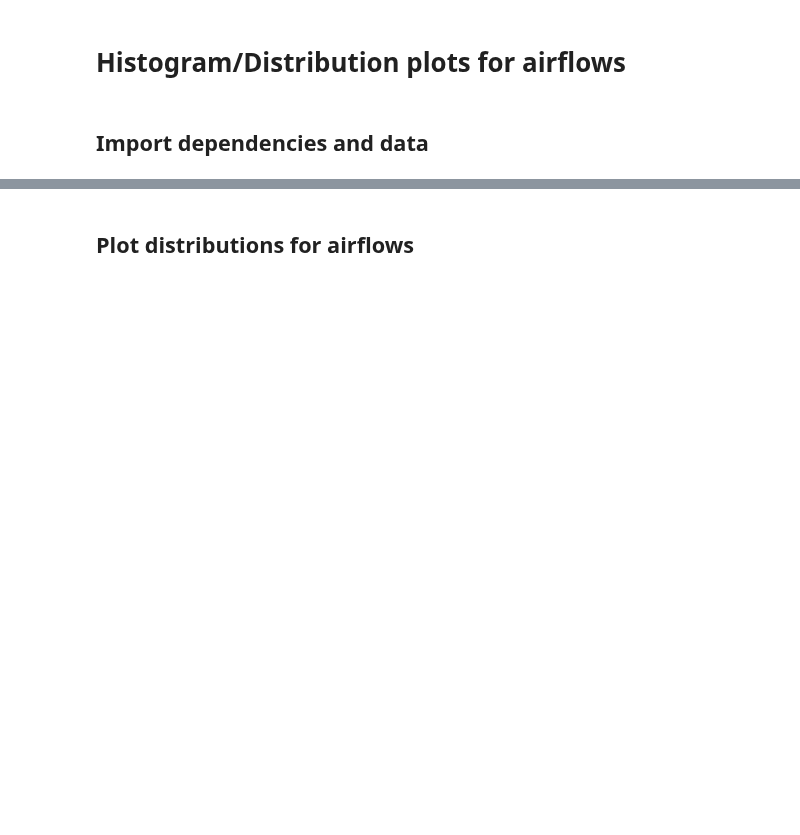
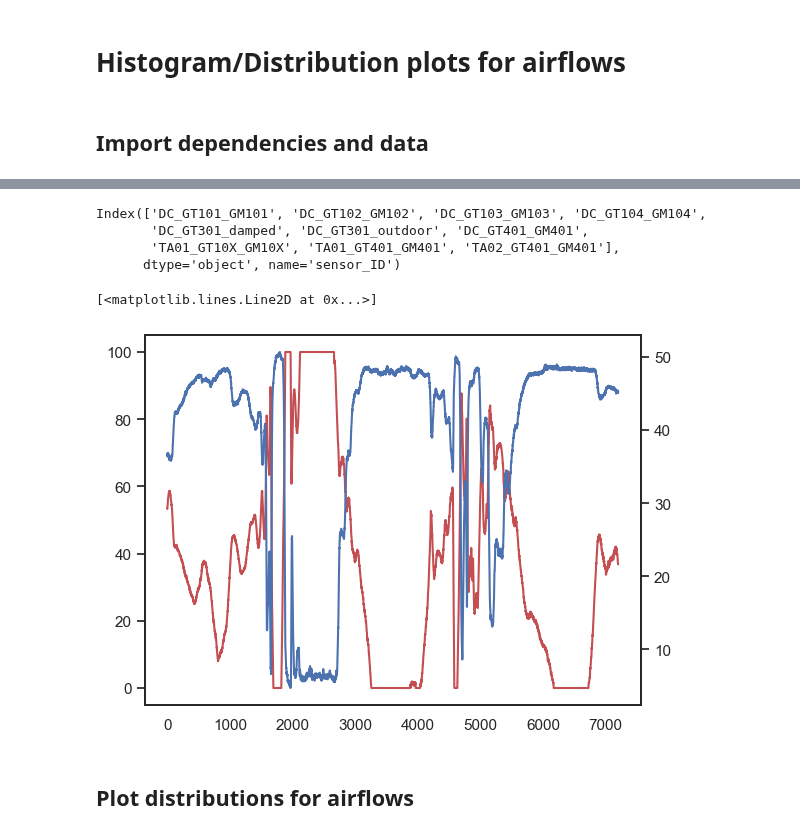
Before and after one commit to oStglnd/rise-gh, a Jupyter notebook: plotting/flow_states_plots.ipynb, the cells around one changed output, grey strips where cells are left out. Drawn from its saved outputs; the diff is of its cells as text; code cells hidden in the pictures; blank space fills up the shorter version.

```diff
--- a/plotting/flow_states_plots.ipynb
+++ b/plotting/flow_states_plots.ipynb
@@ -33,3 +51,25 @@ data.loc[:, ('time', 'date')] = pd.to_datetime(data.time.date)
+# %%
+data.temperatures.columns
+# %% [output]
+Index(['DC_GT101_GM101', 'DC_GT102_GM102', 'DC_GT103_GM103', 'DC_GT104_GM104',
+       'DC_GT301_damped', 'DC_GT301_outdoor', 'DC_GT401_GM401',
+       'TA01_GT10X_GM10X', 'TA01_GT401_GM401', 'TA02_GT401_GM401'],
+      dtype='object', name='sensor_ID')
+# %%
+fig, ax1 = plt.subplots()
+# ax1.plot(data.temperatures.TA01_GT10X_GM10X.values[-50000:])
+# ax1.plot(data.temperatures.TA02_GT401_GM401.values[-220000:], 'g')
+# ax1.plot(data.temperatures.DC_GT401_GM401.values[-12200:], 'r')
+ax1.plot(data.setpoints.TA01_SP101.values[-12200:-5000], 'r')
+
+ax2 = ax1.twinx()
+ax2.plot(data.temperatures.TA01_GT401_GM401.values[-12200:-5000], 'b')
+# ax2.plot(data.temperatures.TA01_GT10X_GM10X.values[-12200:-5000], 'g')
+# ax2.plot(data.state.TA01_output.values[-12200:-5000], 'm')
+# ax2.plot(data.state.TA02_output.values[-20000:-10000], 'm')
+# %% [output]
+[<matplotlib.lines.Line2D at 0x...>]
+[figure, added]
 # %%
 # keep only flow
 data = data[[
```
Also changed, not shown: parts of 12 cells of this notebook, 6 other files.
